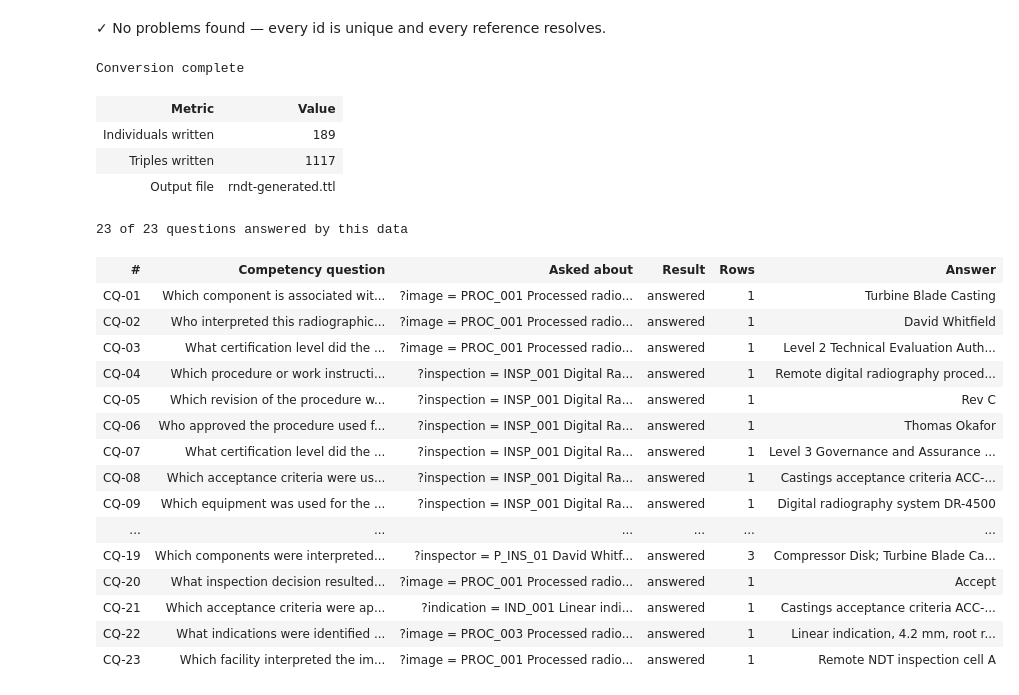
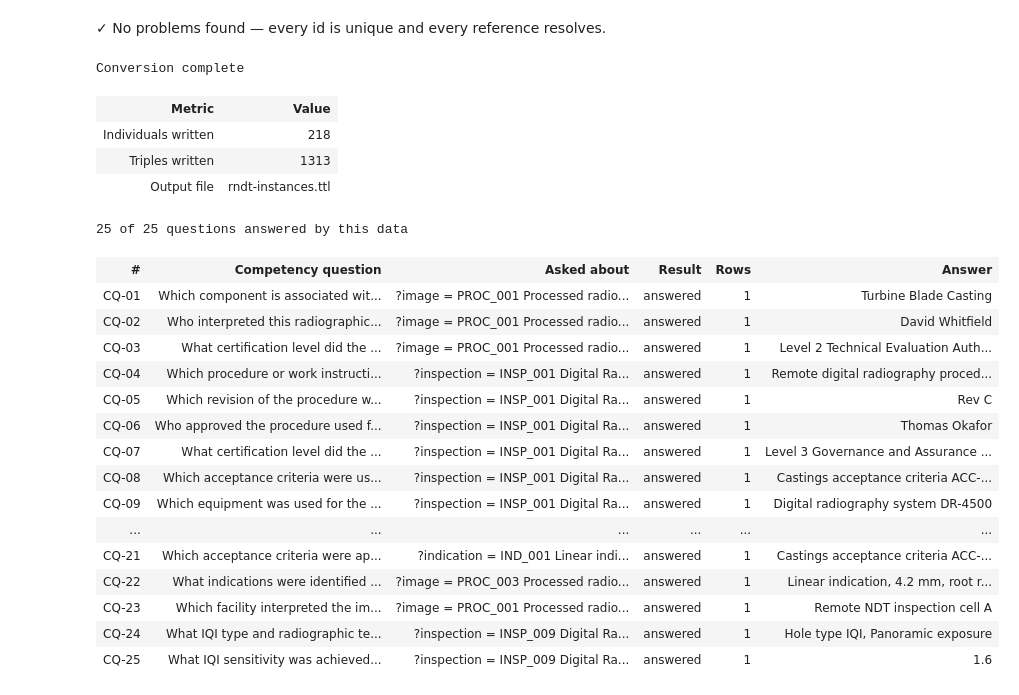
Before and after one commit to Jemima-G-038/RemoteNDT, a Jupyter notebook: rndt-competency-tests.ipynb, the cells around one changed output. Drawn from its saved outputs; the diff is of its cells as text; code cells hidden in the pictures.

```diff
--- a/rndt-competency-tests.ipynb
+++ b/rndt-competency-tests.ipynb
@@ -33,6 +36,7 @@ from rdflib.namespace import RDF, RDFS, OWL, XSD
 from IPython.display import HTML, display
 
 RNDT = rdflib.Namespace("http://www.cranfield.ac.uk/rndt-ontology#")
+RNDT_DR = rdflib.Namespace("http://www.cranfield.ac.uk/rndt-ontology/dr#")
 
 _CSS = """
 <style>
@@ -255,13 +293,19 @@ else:
 # Convert to RDF and write the Turtle file.
 
 g = rdflib.Graph()
-g.bind("rndt", RNDT); g.bind("rdfs", RDFS); g.bind("owl", OWL); g.bind("xsd", XSD)
+g.bind("rndt", RNDT); g.bind("rndt-dr", RNDT_DR); g.bind("rdfs", RDFS); g.bind("owl", OWL); g.bind("xsd", XSD)
 
 U   = lambda i: RNDT[i]
 def add_lit(s, p, v, dt=None):
     if v: g.add((U(s), p, Literal(v, datatype=dt) if dt else Literal(v)))
 def add_ref(s, p, v, valid):
     if v and v in valid: g.add((U(s), p, U(v)))
+def add_vocab_ref(s, p, v, name_to_iri):
+    # Like add_ref, but resolves against a name -> full-IRI map rather than always
+    # minting the target in the core rndt: namespace — needed for Activity, since
+    # individuals of that class can come from the core module or a method
+    # extension module (e.g. rndt-dr) that mints its own namespace.
+    if v and v in name_to_iri: g.add((U(s), p, name_to_iri[v]))
 
 def typed(s, cls, label=None):
     g.add((U(s), RDF.type, OWL.NamedIndividual)); g.add((U(s), RDF.type, RNDT[cls]))
@@ -286,9 +330,14 @@ for r in rows("Specifications"):      typed(r["id"], "InformationEntity", r.get(
 for r in rows("AcceptanceCriteria"):  typed(r["id"], "InformationEntity", r.get("label"))
 
 for r in rows("Procedures"):
-    typed(r["id"], "InformationEntity", r.get("label"))
+    typed(r["id"], "Procedure", r.get("label"))
+    g.add((U(r["id"]), RDF.type, RNDT.InformationEntity))   # Procedure is a subclass, but assert explicitly since nothing here runs an RDFS reasoner
     add_lit(r["id"], RNDT.procedureRevision, r.get("revision"))
     add_ref(r["id"], RNDT.approvedBy, r.get("approvedBy"), IDS["Participants"])
+    add_vocab_ref(r["id"], RNDT_DR.usesIQIType, r.get("iqiType"), IQITYPE_IRI)
+    add_vocab_ref(r["id"], RNDT_DR.usesRadiographicTechnique, r.get("radiographicTechnique"), TECHNIQUE_IRI)
+    add_lit(r["id"], RNDT_DR.sourceToDetectorDistance, r.get("sourceToDetectorDistance"), XSD.decimal)
+    add_lit(r["id"], RNDT_DR.sourceToObjectDistance, r.get("sourceToObjectDistance"), XSD.decimal)
 
 for r in rows("Inspections"):
     typed(r["id"], "RemoteNDTProcess", r.get("label"))
@@ -300,6 +349,7 @@ for r in rows("Inspections"):
     add_ref(r["id"], RNDT.usesEquipment, r.get("equipment"), IDS["Equipment"])
     add_ref(r["id"], RNDT.appliesSpecification, r.get("specification"), IDS["Specifications"])
     add_ref(r["id"], RNDT.performedAtFacility, r.get("facility"), IDS["Facilities"])
+    add_lit(r["id"], RNDT_DR.iqiSensitivityAchieved, r.get("iqiSensitivityAchieved"), XSD.decimal)
 
 for r in rows("Images"):
     typed(r["id"], "InformationEntity", r.get("label"))
@@ -323,7 +373,7 @@ for r in rows("Indications"):
 
 for r in rows("ActivityLog"):
     g.add((U(r["id"]), RDF.type, OWL.NamedIndividual))
-    add_ref(r["id"], RNDT.logsActivity, r.get("activity"), VOCAB_ACTIVITY)
+    add_vocab_ref(r["id"], RNDT.logsActivity, r.get("activity"), ACTIVITY_IRI)
     add_ref(r["id"], RNDT.logForInspection, r.get("inspection"), IDS["Inspections"])
     add_ref(r["id"], RNDT.logPerformedBy, r.get("performedBy"), IDS["Participants"])
     add_lit(r["id"], RNDT.logDate, r.get("date"), XSD.date)
@@ -340,19 +390,22 @@ display(table(["Metric", "Value"],
 # %% [output]
 Conversion complete
 | Metric | Value |
-| Individuals written | 189 |
-| Triples written | 1117 |
-| Output file | rndt-generated.ttl |
+| Individuals written | 218 |
+| Triples written | 1313 |
+| Output file | rndt-instances.ttl |
 # %%
-# The 23 competency questions. Each is standard SPARQL 1.1 and runs against your data
-# merged with the ontology schema.
+# The 25 competency questions (the original 23, plus 2 exercising the DR extension's
+# IQI-type/technique/distance and achieved-sensitivity data). Each is standard SPARQL 1.1
+# and runs against your data merged with the ontology schema.
 
 full = rdflib.Graph()
-full.parse(SCHEMA, format="turtle")
+for _f in SCHEMA_FILES:
+    full.parse(_f, format="turtle")
 for t in g:
     full.add(t)
 
 P = """PREFIX rndt: <http://www.cranfield.ac.uk/rndt-ontology#>
+PREFIX rndt-dr: <http://www.cranfield.ac.uk/rndt-ontology/dr#>
 PREFIX rdfs: <http://www.w3.org/2000/01/rdf-schema#>
 """
 
@@ -374,7 +427,8 @@ PARAMS = {
     17: ("serial",     '"SN00123"'),      18: ("component",  "rndt:C_001"),
     19: ("inspector",  "rndt:P_INS_01"),  20: ("image",      "rndt:PROC_001"),
     21: ("indication", "rndt:IND_001"),   22: ("image",      "rndt:PROC_003"),
-    23: ("image",      "rndt:PROC_001"),
+    23: ("image",      "rndt:PROC_001"),  24: ("inspection", "rndt:INSP_009"),
+    25: ("inspection", "rndt:INSP_009"),
 }
 
 # Each entry: (question, SPARQL template). {{VALUES}} is filled from PARAMS above.
@@ -538,6 +592,20 @@ SELECT ?facilityLabel WHERE {
   ?inspection rndt:performedAtFacility ?facility .
   ?facility rdfs:label ?facilityLabel .
 }""")
+CQ[24] = ("What IQI type and radiographic technique were required by the procedure used for this inspection?", P + """
+SELECT ?iqiLabel ?techniqueLabel WHERE {
+  {{VALUES}}
+  ?inspection rndt:usesProcedure ?procedure .
+  ?procedure rndt-dr:usesIQIType ?iqi ;
+             rndt-dr:usesRadiographicTechnique ?technique .
+  ?iqi rdfs:label ?iqiLabel .
+  ?technique rdfs:label ?techniqueLabel .
+}""")
+CQ[25] = ("What IQI sensitivity was achieved for this inspection?", P + """
+SELECT ?sensitivity WHERE {
+  {{VALUES}}
+  ?inspection rndt-dr:iqiSensitivityAchieved ?sensitivity .
+}""")
 
 def sparql_for(k):
     """Fill the {{VALUES}} placeholder from PARAMS."""
@@ -566,40 +634,40 @@ _answered = sum(1 for k, (st, rows_) in RESULTS.items() if st == "ok" and rows_)
 _rows = []
 for k in sorted(CQ):
     st, res = RESULTS[k]
     if st == "error":
         badge, cls = "ERROR", "bad"
     elif res:
         badge, cls = "answered", "ok"
     else:
         badge, cls = "no data", "warn"
     preview = "; ".join(res[:2]) + ("  …" if len(res) > 2 else "")
     var, sid, slbl = subject_of(k)
     asked = (f'<span class="mono">?{var} = {html.escape(sid)}</span>'
              + (f'<br><span class="dim">{html.escape(slbl)}</span>' if slbl else ""))
     _rows.append([f"CQ-{k:02d}", CQ[k][0], asked, f'<span class="{cls}">{badge}</span>',
                   len(res) if st == "ok" else "—", preview])
 
 display(table(["#", "Competency question", "Asked about", "Result", "Rows", "Answer"], _rows,
-              caption=f"{_answered} of 23 questions answered by this data",
+              caption=f"{_answered} of {len(CQ)} questions answered by this data",
               classes={0: "mono", 2: "raw", 3: "raw", 4: "mono"}))
 # %% [output]
-23 of 23 questions answered by this data
+25 of 25 questions answered by this data
 | # | Competency question | Asked about | Result | Rows | Answer |
 | CQ-01 | Which component is associated wit... | ?image = PROC_001 Processed radio... | answered | 1 | Turbine Blade Casting |
 | CQ-02 | Who interpreted this radiographic... | ?image = PROC_001 Processed radio... | answered | 1 | David Whitfield |
 | CQ-03 | What certification level did the ... | ?image = PROC_001 Processed radio... | answered | 1 | Level 2 Technical Evaluation Auth... |
 | CQ-04 | Which procedure or work instructi... | ?inspection = INSP_001 Digital Ra... | answered | 1 | Remote digital radiography proced... |
 | CQ-05 | Which revision of the procedure w... | ?inspection = INSP_001 Digital Ra... | answered | 1 | Rev C |
 | CQ-06 | Who approved the procedure used f... | ?inspection = INSP_001 Digital Ra... | answered | 1 | Thomas Okafor |
 | CQ-07 | What certification level did the ... | ?inspection = INSP_001 Digital Ra... | answered | 1 | Level 3 Governance and Assurance ... |
 | CQ-08 | Which acceptance criteria were us... | ?inspection = INSP_001 Digital Ra... | answered | 1 | Castings acceptance criteria ACC-... |
 | CQ-09 | Which equipment was used for the ... | ?inspection = INSP_001 Digital Ra... | answered | 1 | Digital radiography system DR-4500 |
 | ... | ... | ... | ... | ... | ... |
-| CQ-19 | Which components were interpreted... | ?inspector = P_INS_01 David Whitf... | answered | 3 | Compressor Disk; Turbine Blade Ca... |
-| CQ-20 | What inspection decision resulted... | ?image = PROC_001 Processed radio... | answered | 1 | Accept |
 | CQ-21 | Which acceptance criteria were ap... | ?indication = IND_001 Linear indi... | answered | 1 | Castings acceptance criteria ACC-... |
 | CQ-22 | What indications were identified ... | ?image = PROC_003 Processed radio... | answered | 1 | Linear indication, 4.2 mm, root r... |
 | CQ-23 | Which facility interpreted the im... | ?image = PROC_001 Processed radio... | answered | 1 | Remote NDT inspection cell A |
+| CQ-24 | What IQI type and radiographic te... | ?inspection = INSP_009 Digital Ra... | answered | 1 | Hole type IQI, Panoramic exposure |
+| CQ-25 | What IQI sensitivity was achieved... | ?inspection = INSP_009 Digital Ra... | answered | 1 | 1.6 |
 # %%
 # Full detail — every question with its SPARQL and complete results.
 # Useful as documentation of the queries, and for debugging a question that returned nothing.
```
Also changed, not shown: parts of 4 cells of this notebook, 7 other files.
